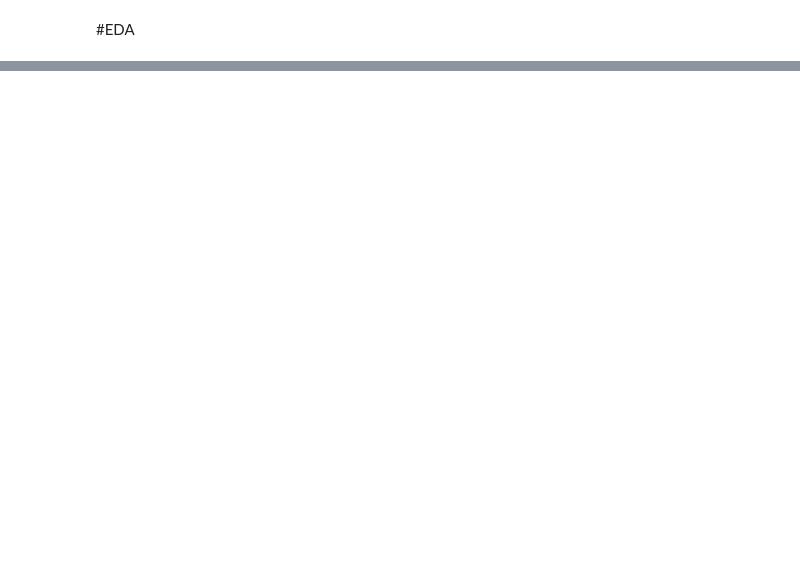
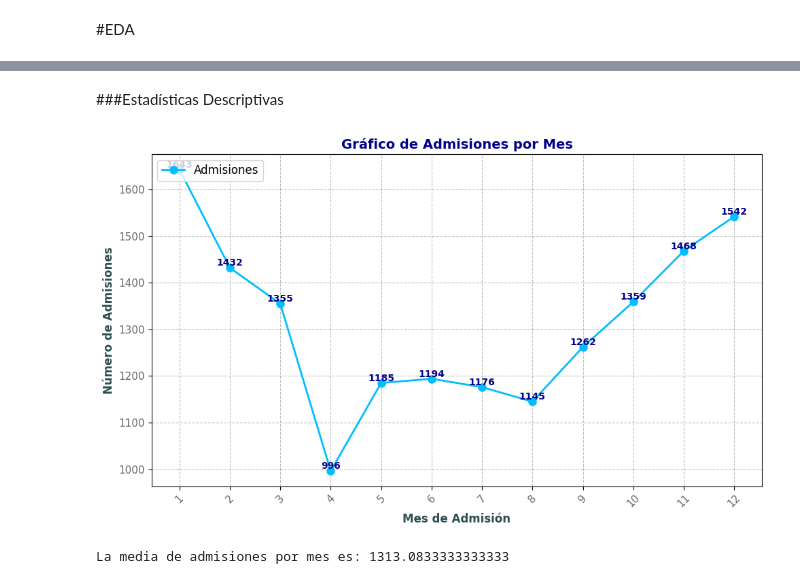
Before and after one commit to pablolube/No-Country, a Jupyter notebook: explore.ipynb, the cells around one changed output, grey strips where cells are left out. Saved outputs shown, nothing was run; the diff lists cells and outputs as text; code cells hidden in the pictures; blank space fills up the shorter version.

```diff
--- a/explore.ipynb
+++ b/explore.ipynb
@@ -352,3 +316,6 @@ df[df['Nro de Ingresos']>=2]
 "Se ha agregado una columna que indica si la persona ha reingresado, según el análisis de su historial de admisiones.
 # %%
 df['Reingreso'] = np.where(df['Nro de Ingresos'] > 1, 'Si', 'No')
+# %%
+df = df.reset_index()
+df
@@ -356,0 +363,67 @@ df['Reingreso'] = np.where(df['Nro de Ingresos'] > 1, 'Si', 'No')
+# %% [markdown]
+###Estadísticas Descriptivas
+# %%
+import pandas as pd
+import matplotlib.pyplot as plt
+
+# Convertir 'Fecha de Admisión' a datetime si no lo es
+# Convierte la columna 'Fecha de Admisión' a un formato datetime, si no lo está.
+df['Fecha de Admisión'] = pd.to_datetime(df['Fecha de Admisión'])
+
+# Extraer el mes de la columna 'Fecha de Admisión'
+# Crea una nueva columna 'Mes de Admisión' con solo el mes extraído de 'Fecha de Admisión'
+df['Mes de Admisión'] = df['Fecha de Admisión'].dt.month
+
+# Agrupar por mes y contar admisiones
+# Agrupa el DataFrame por 'Mes de Admisión' y cuenta la cantidad de registros por mes
+admissions_by_month = df.groupby('Mes de Admisión').size()
+
+# Calcular la media de admisiones por mes
+# Calcula el promedio de las admisiones por mes
+media_admisiones_por_mes = admissions_by_month.mean()
+
+# Crear el gráfico
+plt.figure(figsize=(10, 6))  # Establece el tamaño de la figura
+
+# Línea con marcador y color personalizado
+# Grafica las admisiones por mes con un marcador circular, color 'deepskyblue', y líneas
+plt.plot(admissions_by_month.index, admissions_by_month.values, marker='o', color='deepskyblue', linestyle='-', linewidth=2, markersize=8)
+
+# Personalización de etiquetas y título
+# Personaliza las etiquetas de los ejes y el título del gráfico
+plt.xlabel('Mes de Admisión', fontsize=12, fontweight='bold', color='darkslategray')
+plt.ylabel('Número de Admisiones', fontsize=12, fontweight='bold', color='darkslategray')
+plt.title('Gráfico de Admisiones por Mes', fontsize=14, fontweight='bold', color='darkblue')
+
+# Configuración de los ticks en el eje x
+# Configura las marcas en el eje x para mostrar los números de los meses (1-12) con una rotación de 45 grados
+plt.xticks(range(1, 13), fontsize=11, rotation=45, color='dimgray')
+plt.yticks(fontsize=11, color='dimgray')
+
+# Agregar etiquetas a los puntos con mayor distancia
+# Añade las etiquetas de las cantidades de admisiones a cada punto en el gráfico
+for x, y in zip(admissions_by_month.index, admissions_by_month.values):
+    plt.text(x, y, str(y), fontsize=10, ha='center', va='bottom', color='darkblue', fontweight='bold')
+
+# Estilo de la cuadrícula
+# Agrega una cuadrícula al gráfico con estilo de líneas discontinuas y color gris
+plt.grid(True, linestyle='--', alpha=0.5, color='gray')
+
+# Leyenda
+# Agrega una leyenda al gráfico
+plt.legend(['Admisiones'], fontsize=12, loc='upper left')
+
+# Ajuste final de diseño
+# Ajusta el diseño para evitar el corte de los elementos del gráfico
+plt.tight_layout()
+
+# Mostrar gráfico
+# Muestra el gráfico resultante
+plt.show()
+
+# Imprimir la media de admisiones por mes
+# Imprime en consola la media de admisiones por mes
+print(f"La media de admisiones por mes es: {media_admisiones_por_mes}")
+# %% [output]
+[figure, added]
+La media de admisiones por mes es: 1313.0833333333333
```
Also changed, not shown: parts of 38 cells of this notebook.
